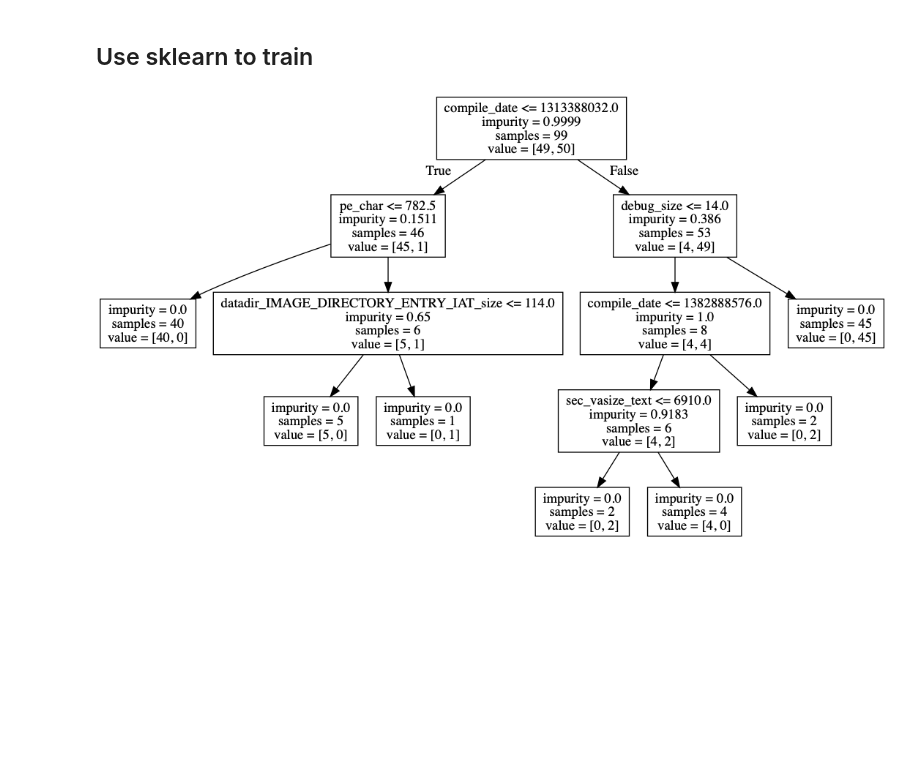
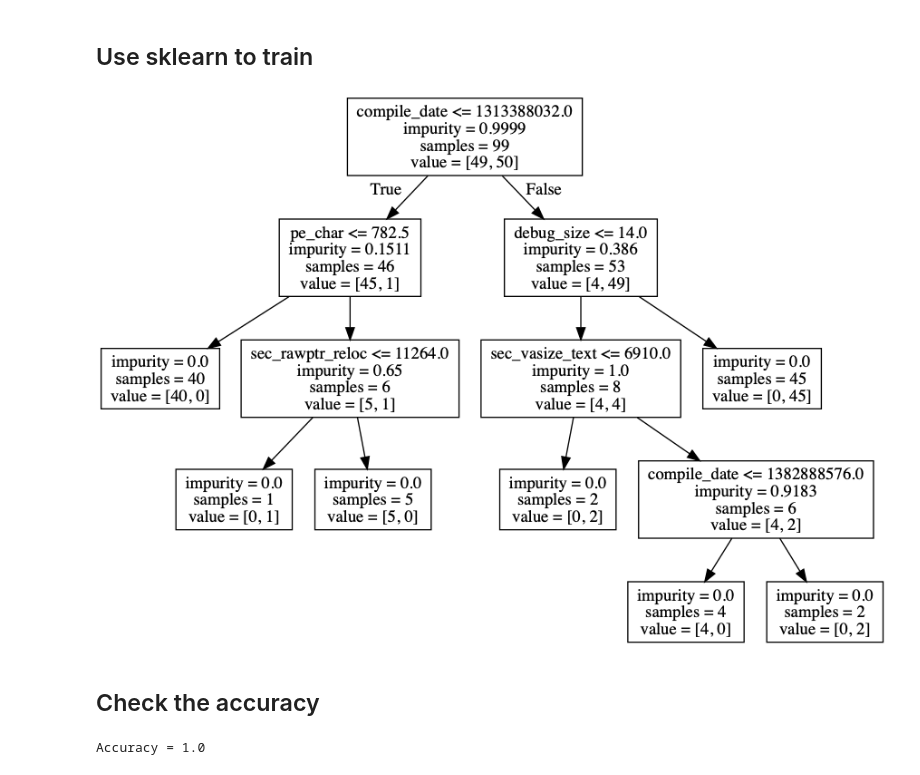
Before and after one commit to kandarpck/security-analytics, a Jupyter notebook: homework2/kkhandw1_hw2.ipynb, the cells around one changed output. Drawn from its saved outputs; the diff is of its cells as text; code cells hidden in the pictures; blank space fills up the shorter version.

Commit message:
Test the accuracy and write the conclusion

```diff
--- a/homework2/kkhandw1_hw2.ipynb
+++ b/homework2/kkhandw1_hw2.ipynb
@@ -194,8 +196,14 @@ X1.head()
 # %% [markdown]
 ## Use sklearn to train
 # %%
-decision_tree = DecisionTreeClassifier(max_depth=5, criterion="entropy")
+decision_tree = DecisionTreeClassifier(max_depth=4, criterion="entropy")
 decision_tree.fit(X1, Y)
 Decision_Tree_Image(decision_tree, X1.columns)
 # %% [output]
-[figure, old version]
+[figure, new version]
+# %% [markdown]
+## Check the accuracy
+# %%
+print("Accuracy = {}".format(metrics.accuracy_score(decision_tree.predict(X1), Y)))
+# %% [output]
+Accuracy = 1.0
```
Also changed, not shown: parts of 2 cells of this notebook, 2 other files.
